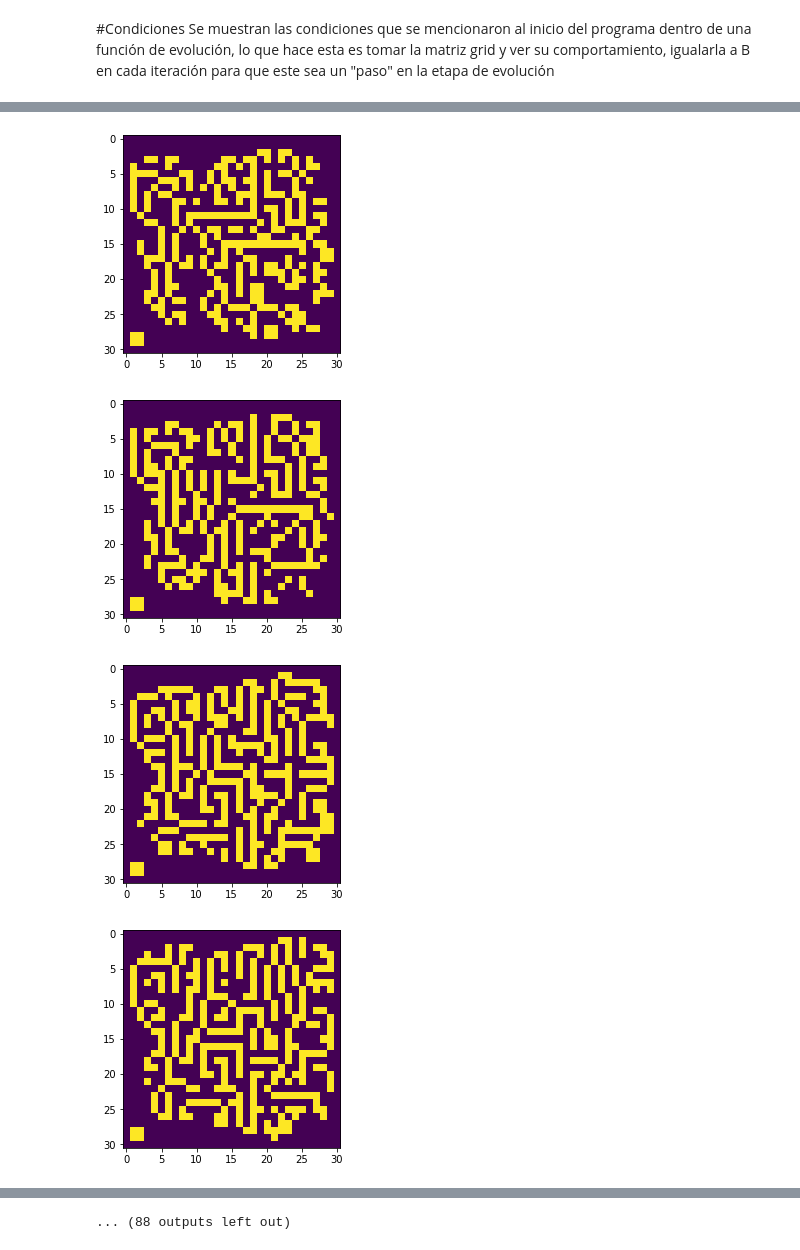
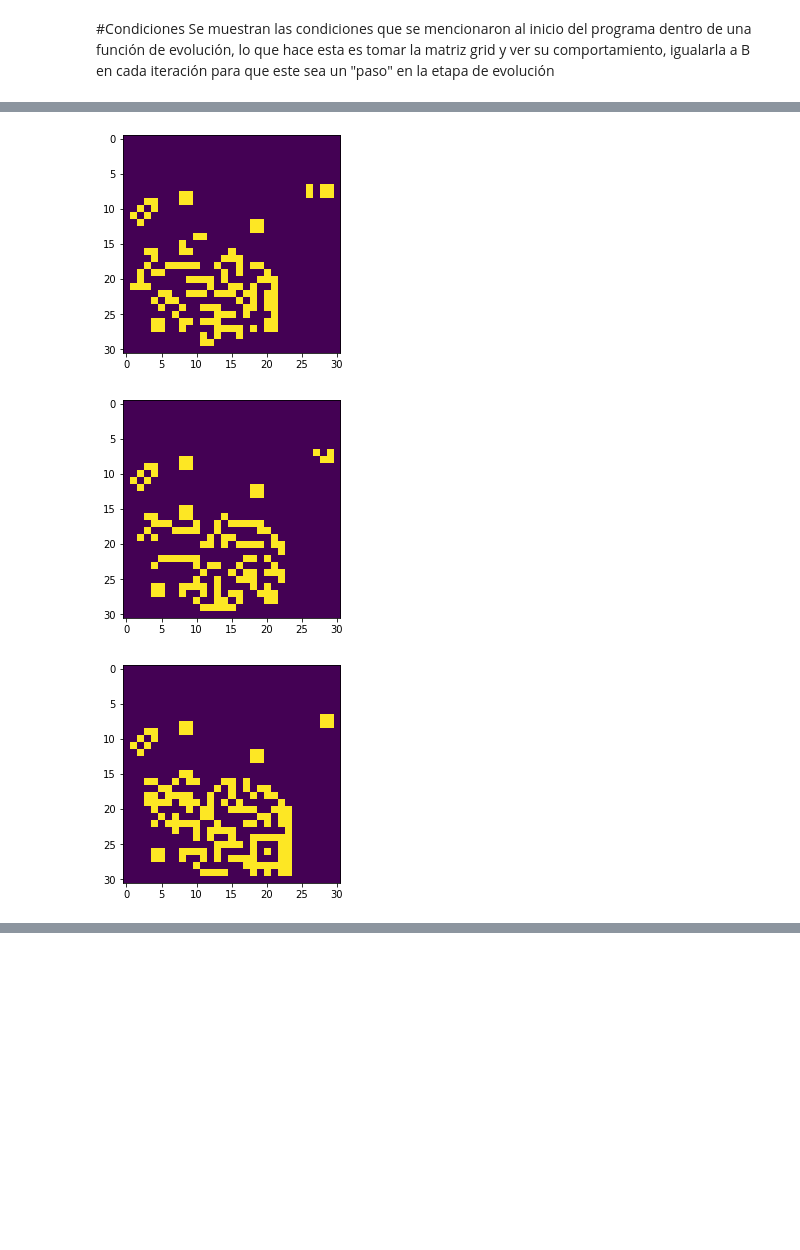
Before and after one commit to EisaacJC/ToLearn, a Jupyter notebook: GameOfLife.ipynb, the cells around one changed output, grey strips where cells are left out. Saved outputs shown, nothing was run; the diff lists cells and outputs as text; code cells hidden in the pictures; blank space fills up the shorter version.

```diff
--- a/GameOfLife.ipynb
+++ b/GameOfLife.ipynb
@@ -37,7 +37,7 @@ plt.show()
 ### Se realiza la condición de que celdas se mantienen vivas o muertas, el criterio en este caso es dado los números aleatorios que se encuentran en cada celda de la matriz, elegimos que aquellas con un valor menor o igual a .75 serán celdas muertas y aquellas con un valor mayor serán celdas vivas
 # %%
 #Condición de vivas o muertas
-B[B<= 0.75]=0; B[B>.75]=1
+B[B<= .85]=0; B[B>.85]=1
 # %%
 plt.imshow(B);
 plt.colorbar()
@@ -73,5 +73,5 @@ def evolucion(B,grid,iters):
         plt.imshow(grid)
         plt.show()
 # %%
-evolucion(B,grid, 100)
+evolucion(B,grid, 10)
 # %% [output]
@@ -85,4 +85,3 @@ evolucion(B,grid, 100)
-[figure, old version]
+[figure, new version]
-[figure, old version]
+[figure, new version]
-[figure, old version]
+[figure, new version]
-[figure, removed]
@@ -90 +87,0 @@ evolucion(B,grid, 100)
-... (88 outputs left out)
```
Also changed, not shown: parts of 5 cells of this notebook.
